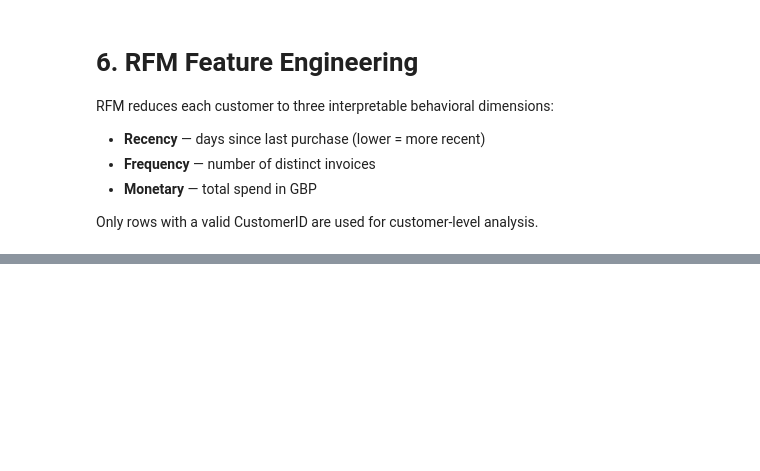
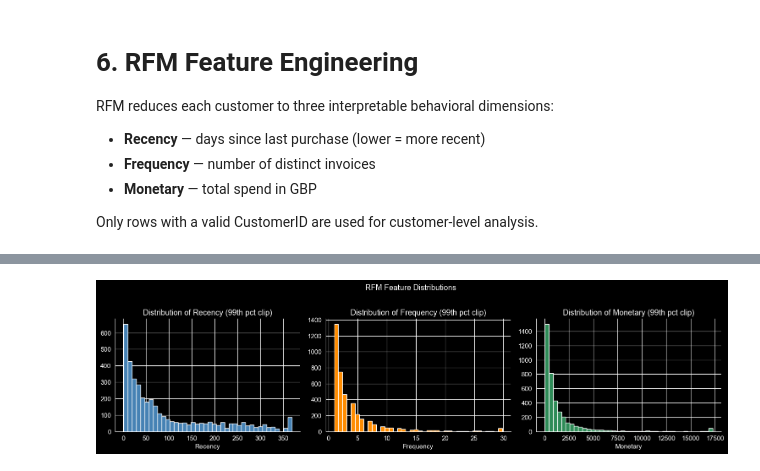
Before and after one commit to yaosaychi/CS4412_DataMiningProject, a Jupyter notebook: notebookFiles/organized data notebook.ipynb, the cells around one changed output, grey strips where cells are left out. Cells and saved outputs as stored; diff of their text form; code cells hidden in the pictures; blank space fills up the shorter version.

```diff
--- a/notebookFiles/organized data notebook.ipynb
+++ b/notebookFiles/organized data notebook.ipynb
@@ -235,3 +235,18 @@ RFM reduces each customer to three interpretable behavioral dimensions:
 - **Monetary** — total spend in GBP
 
 Only rows with a valid CustomerID are used for customer-level analysis.
+# %%
+reference_date = df['InvoiceDate'].max() + pd.Timedelta(days=1)
+print(f'Reference date (day after last transaction): {reference_date.date()}')
+
+df_cust = df.dropna(subset=['CustomerID']).copy()
+df_cust['CustomerID'] = df_cust['CustomerID'].astype(int)
+
+rfm = df_cust.groupby('CustomerID').agg(
+    Recency  = ('InvoiceDate', lambda x: (reference_date - x.max()).days),
+    Frequency= ('InvoiceNo',   'nunique'),
+    Monetary = ('TotalPrice',  'sum')
+).reset_index()
+
+print(f'Customers with complete RFM: {len(rfm):,}')
+rfm.describe().round(2)
@@ -237,0 +265,14 @@ Only rows with a valid CustomerID are used for customer-level analysis.
+# %%
+#figures displaying the distribution of RFM features
+fig, axes = plt.subplots(1, 3, figsize=(15, 4))
+for ax, col, color in zip(axes,
+    ['Recency','Frequency','Monetary'],
+    ['steelblue','darkorange','seagreen']):
+    rfm[col].clip(upper=rfm[col].quantile(0.99)).hist(bins=40, color=color, ax=ax)
+    ax.set_title(f'Distribution of {col} (99th pct clip)')
+    ax.set_xlabel(col)
+plt.suptitle('RFM Feature Distributions', y=1.02)
+plt.tight_layout()
+plt.show()
+# %% [output]
+[figure, added]
```
Also changed, not shown: parts of 14 cells of this notebook.
